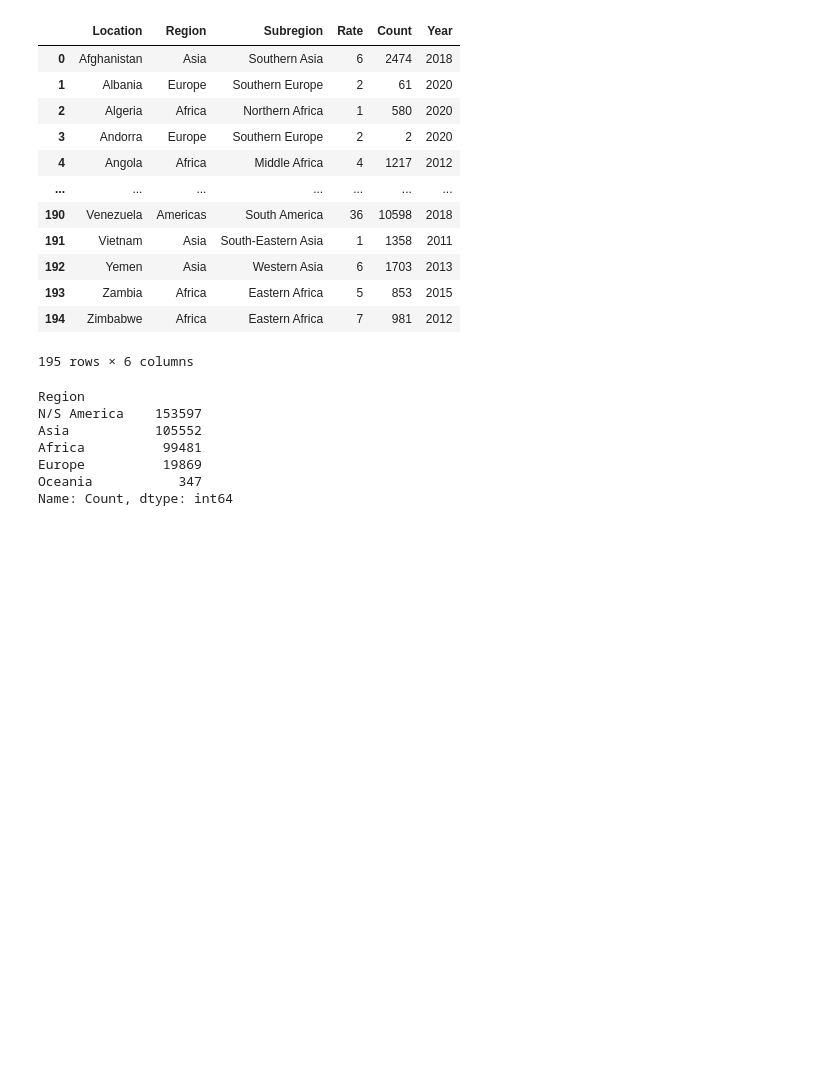
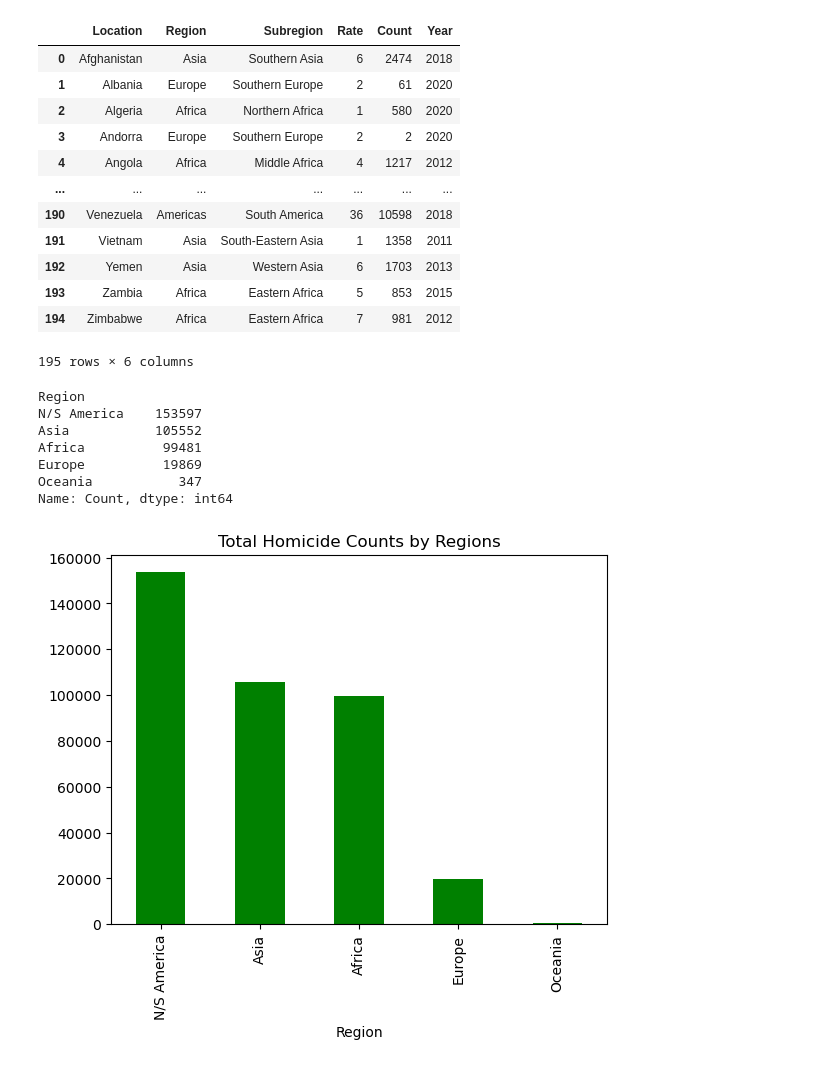
Before and after one commit to pernebay-arailym/Project_18_HOMICIDE_Analysis, a Jupyter notebook: homecide_project.ipynb, the cells around one changed output. Cells and saved outputs as stored; diff of their text form; code cells hidden in the pictures; blank space fills up the shorter version.

```diff
--- a/homecide_project.ipynb
+++ b/homecide_project.ipynb
@@ -129,3 +129,8 @@ Africa          99481
 Europe          19869
 Oceania           347
 Name: Count, dtype: int64
+# %%
+df2.plot(kind='bar', color = 'green', title = 'Total Homicide Counts by Regions')
+plt.show()
+# %% [output]
+[figure, added]
```
Also changed, not shown: parts of 2 cells of this notebook.
